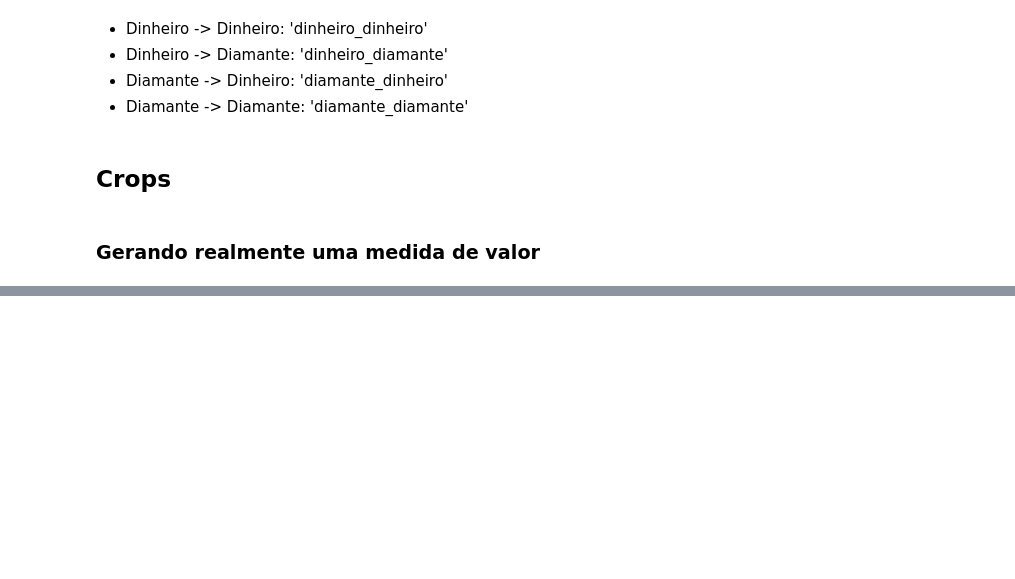
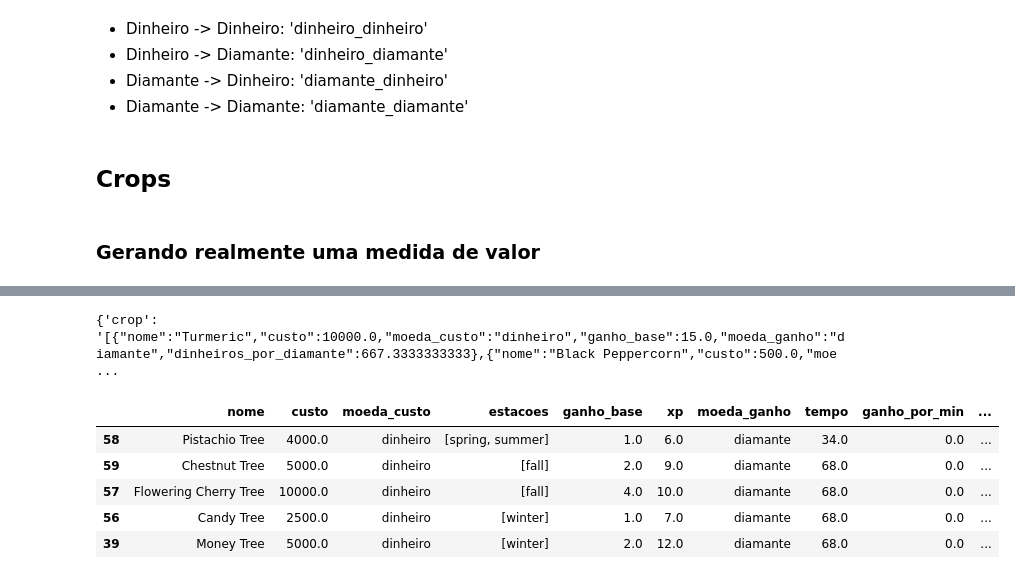
Before and after one commit to lucasHashi/maximizacao-de-utilidade-farm-together, a Jupyter notebook: Calculando_medidas.ipynb, the cells around one changed output, grey strips where cells are left out. Drawn from its saved outputs; the diff is of its cells as text; code cells hidden in the pictures; blank space fills up the shorter version.

```diff
--- a/Calculando_medidas.ipynb
+++ b/Calculando_medidas.ipynb
@@ -122,0 +151,38 @@ df_fruits[['nome', 'custo', 'moeda_custo', 'ganho_base', 'xp', 'moeda_ganho', 't
+# %%
+str_json = str(df_crops[['nome',  'custo', 'moeda_custo', 'ganho_base', 'moeda_ganho', 'dinheiros_por_diamante']][diamante_dinheiro | dinheiro_diamante].to_json(orient='records'))
+dict_ = {'crop': str_json}
+print(dict_)
+# %% [output]
+{'crop': '[{"nome":"Turmeric","custo":10000.0,"moeda_custo":"dinheiro","ganho_base":15.0,"moeda_ganho":"diamante","dinheiros_por_diamante":667.3333333333},{"nome":"Black Peppercorn","custo":500.0,"moe ...
+# %%
+df_trees = dict_dfs['Trees'].copy()
+
+# Classificar cada item com seu tipo de ganho
+df_trees.loc[(df_trees['moeda_custo'] == df_trees['moeda_ganho']) & (df_trees['moeda_custo'] == 'dinheiro'), 'tipo_ganho'] = 'dinheiro_dinheiro'
+df_trees.loc[(df_trees['moeda_custo'] != df_trees['moeda_ganho']) & (df_trees['moeda_custo'] == 'dinheiro'), 'tipo_ganho'] = 'dinheiro_diamante'
+df_trees.loc[(df_trees['moeda_custo'] != df_trees['moeda_ganho']) & (df_trees['moeda_custo'] == 'diamante'), 'tipo_ganho'] = 'diamante_dinheiro'
+df_trees.loc[(df_trees['moeda_custo'] == df_trees['moeda_ganho']) & (df_trees['moeda_custo'] == 'diamante'), 'tipo_ganho'] = 'diamante_diamante'
+
+df_trees['tempo'] = (17*4) / df_trees['quant_estacoes']
+
+df_trees['ganho_por_min'] = 0
+df_trees.loc[((df_trees['tipo_ganho'] == 'dinheiro_dinheiro') | (df_trees['tipo_ganho'] == 'diamante_diamante')), 'ganho_por_min'] = df_trees['ganho_base']/df_trees['tempo']
+
+df_trees['dinheiros_por_diamante'] = 0
+df_trees.loc[df_trees['tipo_ganho'] == 'diamante_dinheiro', 'dinheiros_por_diamante'] = df_trees['ganho_base']/df_trees['custo']
+df_trees.loc[df_trees['tipo_ganho'] == 'dinheiro_diamante', 'dinheiros_por_diamante'] = df_trees['custo']/df_trees['ganho_base']
+
+df_trees['xp_por_min'] = 0
+df_trees['xp_por_min'] = df_trees['xp'] / df_trees['tempo']
+
+df_trees['min_sem_lucro'] = 0
+df_trees.loc[(df_trees['ganho_por_min'] > 0) & ((df_trees['tipo_ganho'] == 'diamante_diamante') | (df_trees['tipo_ganho'] == 'dinheiro_dinheiro')), 'min_sem_lucro'] = df_trees['custo'] / df_trees['ganho_por_min']
+
+df_trees[['nome', 'custo', 'moeda_custo', 'estacoes', 'ganho_base', 'xp', 'moeda_ganho', 'tempo', 'ganho_por_min', 'tipo_ganho', 'xp_por_min', 'dinheiros_por_diamante', 'min_sem_lucro']].sort_values('dinheiros_por_diamante', ascending=False)[:5]
+# %% [output]
+|  | nome | custo | moeda_custo | estacoes | ganho_base | xp | moeda_ganho | tempo | ganho_por_min | ... |
+| 58 | Pistachio Tree | 4000.0 | dinheiro | [spring, summer] | 1.0 | 6.0 | diamante | 34.0 | 0.0 | ... |
+| 59 | Chestnut Tree | 5000.0 | dinheiro | [fall] | 2.0 | 9.0 | diamante | 68.0 | 0.0 | ... |
+| 57 | Flowering Cherry Tree | 10000.0 | dinheiro | [fall] | 4.0 | 10.0 | diamante | 68.0 | 0.0 | ... |
+| 56 | Candy Tree | 2500.0 | dinheiro | [winter] | 1.0 | 7.0 | diamante | 68.0 | 0.0 | ... |
+| 39 | Money Tree | 5000.0 | dinheiro | [winter] | 2.0 | 12.0 | diamante | 68.0 | 0.0 | ... |
```
Also changed, not shown: parts of 9 cells of this notebook, 5 other files.
